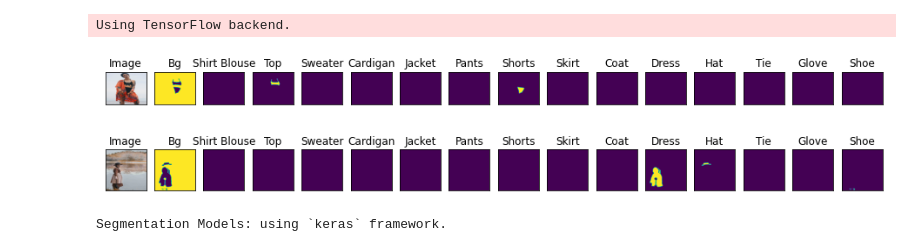
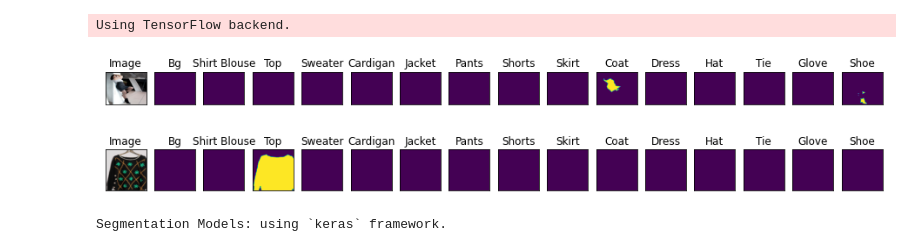
Before and after one commit to andriiMansuete/clothes_segmentation, a Jupyter notebook: train_multiclass.ipynb, the cells around one changed output. Saved outputs shown, nothing was run; the diff lists cells and outputs as text; code cells hidden in the pictures.

```diff
--- a/train_multiclass.ipynb
+++ b/train_multiclass.ipynb
@@ -96,9 +114,27 @@ class Dataset:
 
     """
     if CUSTOM:
-        CLASSES = ['bg', 'shirt, blouse', 'top, t-shirt, sweatshirt', 'sweater', 'cardigan',
-       'jacket', 'pants', 'shorts', 'skirt', 'coat', 'dress', 'hat',
-       'tie', 'glove', 'shoe']
+        CLASSES = ['bg', 'cardigan',
+                           'sweater',
+                           'glove',
+                           'hat',
+                           'shorts',
+                           'tie',
+                           'hat',
+                           'coat',
+                           'skirt',
+                           'shirt, blouse',
+                           'jacket',
+                           'pants',
+                           'top, t-shirt, sweatshirt',
+                           'dress',
+                           'shoe',
+                           'glasses',
+                           'bag, wallet']
+
+#         CLASSES = ['bg', 'shirt, blouse', 'top, t-shirt, sweatshirt', 'sweater', 'cardigan',
+#        'jacket', 'pants', 'shorts', 'skirt', 'coat', 'dress', 'hat',
+#        'tie', 'glove', 'shoe']
 #         CLASSES = ['bg', 'cardigan', 'sequin', 'epaulette']
     else:
         CLASSES = ['sky', 'building', 'pole', 'road', 'pavement',
@@ -204,14 +240,28 @@ class Dataloder(keras.utils.Sequence):
 # %%
 # Lets look at data we have
 if CUSTOM:
-    dataset = Dataset(x_train_dir, y_train_dir, classes=['bg', 'shirt, blouse', 'top, t-shirt, sweatshirt', 'sweater', 'cardigan',
-       'jacket', 'pants', 'shorts', 'skirt', 'coat', 'dress', 'hat',
-       'tie', 'glove', 'shoe'])
+    dataset = Dataset(x_train_dir, y_train_dir, classes=['bg', 'cardigan',
+                           'sweater',
+                           'glove',
+                           'hat',
+                           'shorts',
+                           'tie',
+                           'hat',
+                           'coat',
+                           'skirt',
+                           'shirt, blouse',
+                           'jacket',
+                           'pants',
+                           'top, t-shirt, sweatshirt',
+                           'dress',
+                           'shoe',
+                           'glasses',
+                           'bag, wallet'])
     dataset = Dataset(x_train_dir, y_train_dir, classes=all_CLASSES)
 else:
     dataset = Dataset(x_train_dir, y_train_dir, classes=all_CLASSES)
 
-image, mask = dataset[2] # get some sample
+image, mask = dataset[0] # get some sample
 visualize(
     image=image,
     BG=mask[..., 0].squeeze(),
@@ -231,7 +281,7 @@ visualize(
     shoe=mask[..., 14].squeeze()
 )
 # %% [output]
-[figure, old version]
+[figure, new version]
 # %%
 import albumentations as A
 # %%
@@ -316,28 +366,28 @@ def get_custom_test_augmentation():
 # %%
 # Lets look at augmented data we have
 dataset = Dataset(x_train_dir, y_train_dir, classes=all_CLASSES, augmentation=get_training_augmentation())
 
-image, mask = dataset[13] # get some sample
+image, mask = dataset[4] # get some sample
 visualize(
     image=image,
     BG=mask[..., 0].squeeze(),
     shirt_blouse=mask[..., 1].squeeze(),
     top=mask[..., 2].squeeze(),
     sweater=mask[..., 3].squeeze(),
     cardigan=mask[..., 4].squeeze(),
     jacket=mask[..., 5].squeeze(),
     pants=mask[..., 6].squeeze(),
     shorts=mask[..., 7].squeeze(),
     skirt=mask[..., 8].squeeze(),
     coat=mask[..., 9].squeeze(),
     dress=mask[..., 10].squeeze(),
     hat=mask[..., 11].squeeze(),
     tie=mask[..., 12].squeeze(),
     glove=mask[..., 13].squeeze(),
     shoe=mask[..., 14].squeeze()
 )
 # %% [output]
-[figure, old version]
+[figure, new version]
 # %%
 import segmentation_models as sm
 
```
Also changed, not shown: parts of 16 cells of this notebook, 6 other files.
